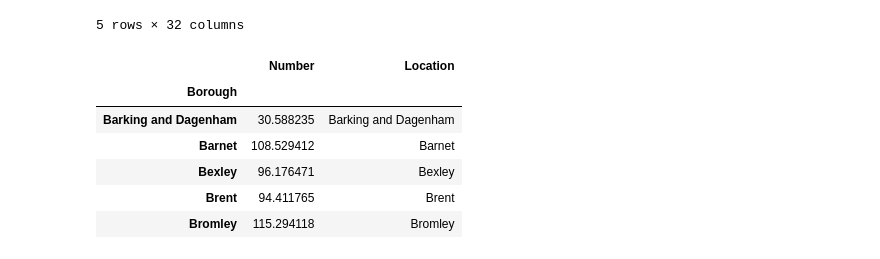
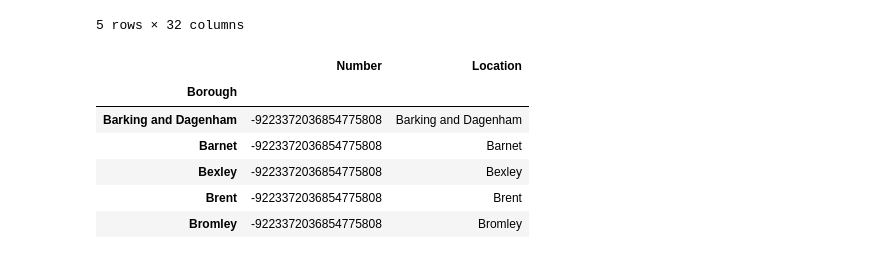
Before and after one commit to felicitiem/BASC0005-QM2, a Jupyter notebook: QM2SRQ1.ipynb, the cells around one changed output. Cells and saved outputs as stored; diff of their text form; code cells hidden in the pictures.

```diff
--- a/QM2SRQ1.ipynb
+++ b/QM2SRQ1.ipynb
@@ -1120,21 +1377,21 @@ df11_bis.head(5)
 5 rows × 32 columns
 # %%
 # We then calculate the mean of bar numbers per year for all London boroughs and we make sure this data's type is integer
-bar_means = df11_bis.astype('int').mean()
+bar_means = df11_bis.mean().astype('int')
 bar_means.head(5)
 
 # We rename the column "O" by "Number", which is the average number of bars per borough between 2001 and 2017
 bar_means = pd.DataFrame(bar_means).rename(columns={0:'Number'})
 bar_means['Location'] = bar_means.index # We name a column "location" for borough name (this is for the choropleth map)
 bar_means.head(5)
 # %% [output]
 |  | Number | Location |
 | Borough |  |  |
-| Barking and Dagenham | 30.588235 | Barking and Dagenham |
-| Barnet | 108.529412 | Barnet |
-| Bexley | 96.176471 | Bexley |
-| Brent | 94.411765 | Brent |
-| Bromley | 115.294118 | Bromley |
+| Barking and Dagenham | -9223372036854775808 | Barking and Dagenham |
+| Barnet | -9223372036854775808 | Barnet |
+| Bexley | -9223372036854775808 | Bexley |
+| Brent | -9223372036854775808 | Brent |
+| Bromley | -9223372036854775808 | Bromley |
 # %%
 # Analysing and visualising the data
 
```
Also changed, not shown: parts of 47 cells of this notebook.
